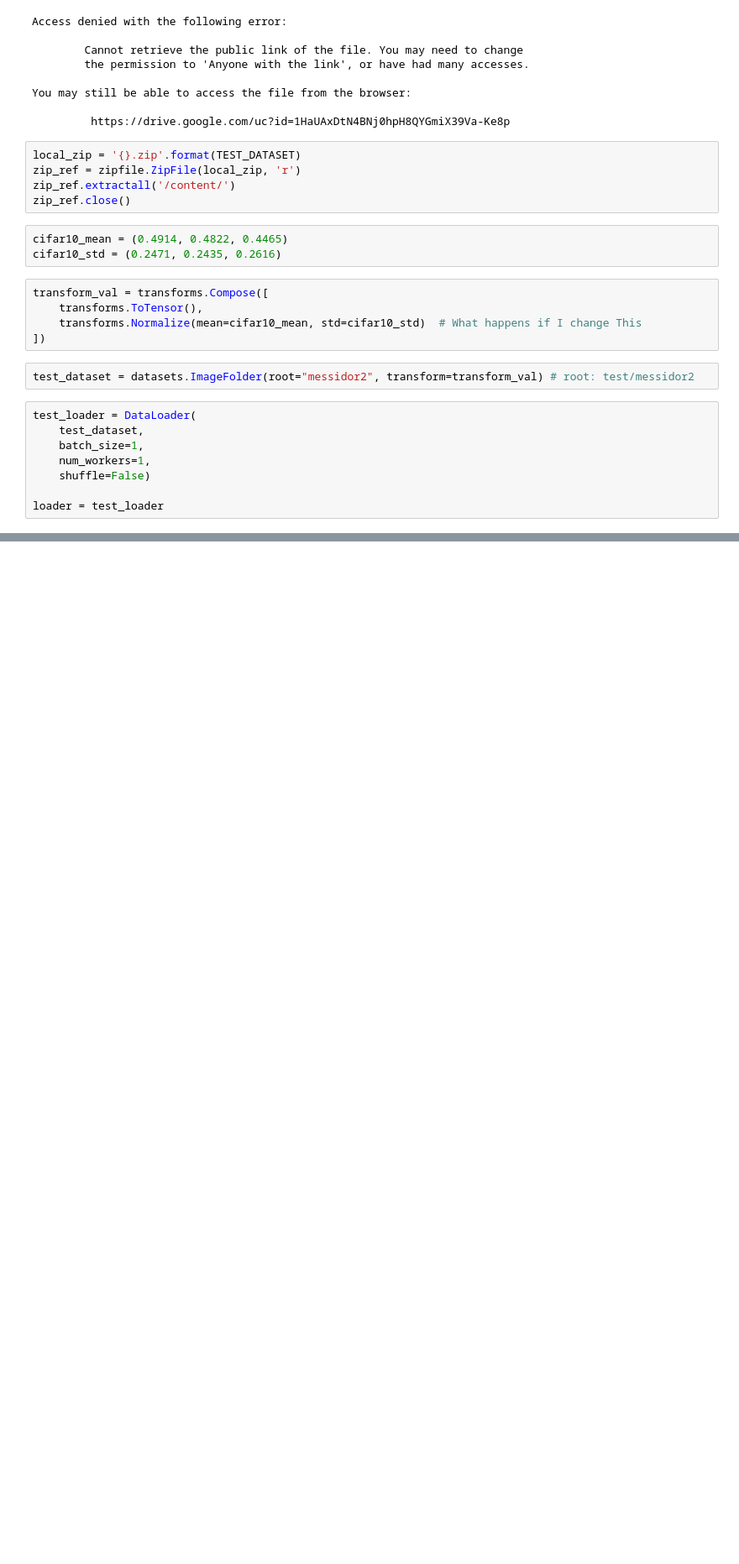
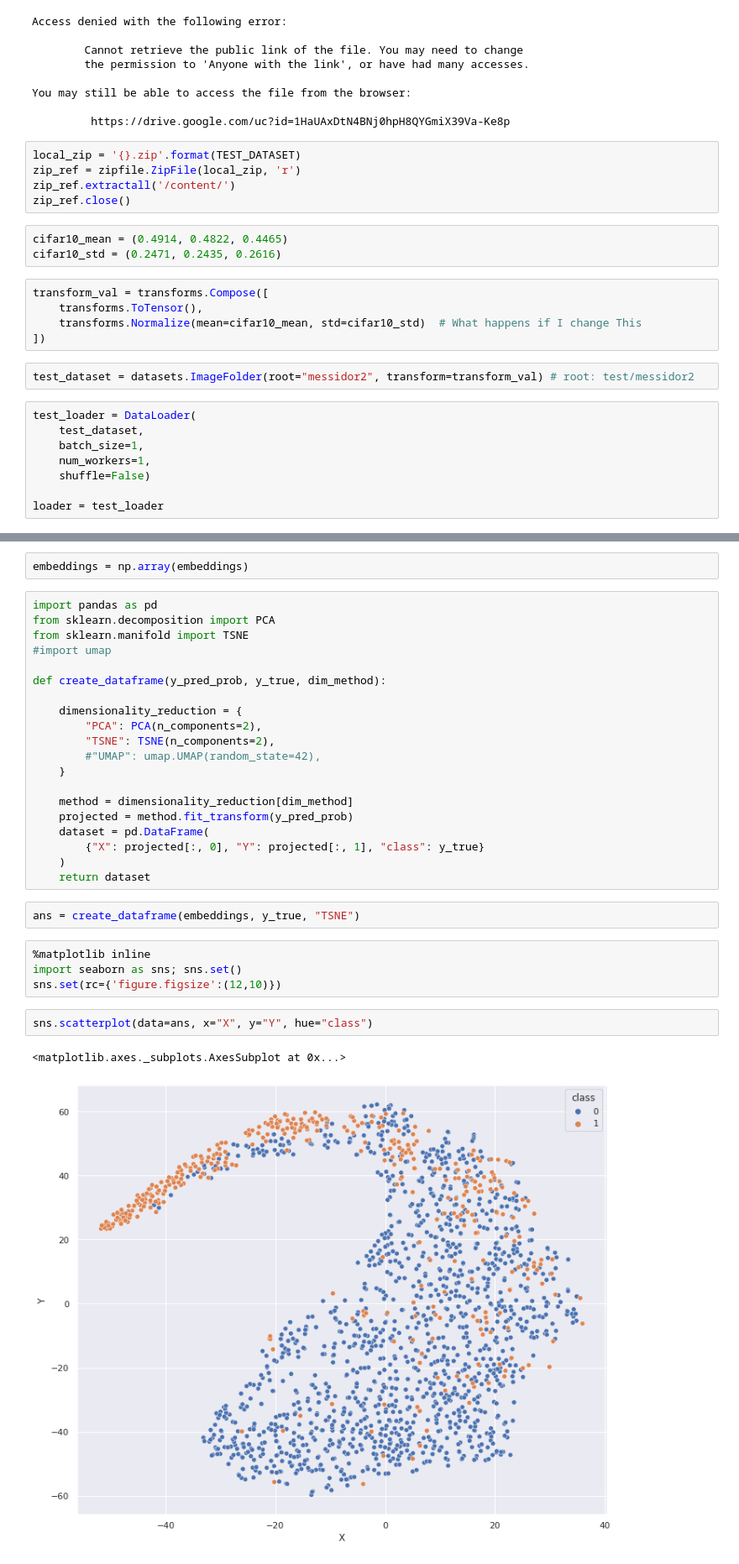
Before and after one commit to jmarrietar/ocular, a Jupyter notebook: notebooks/SimCLR_finetuned_enmbeddings_TSNE.ipynb, the cells around one changed output, grey strips where cells are left out. Shown at 84% size. Cells and saved outputs as stored; diff of their text form; blank space fills up the shorter version.

Commit message:
Tsne plot

```diff
--- a/notebooks/SimCLR_finetuned_enmbeddings_TSNE.ipynb
+++ b/notebooks/SimCLR_finetuned_enmbeddings_TSNE.ipynb
@@ -312 +332,34 @@ with torch.no_grad():
+# %%
+embeddings = np.array(embeddings)
+# %%
+import pandas as pd
+from sklearn.decomposition import PCA
+from sklearn.manifold import TSNE
+#import umap
+
+def create_dataframe(y_pred_prob, y_true, dim_method):
+
+    dimensionality_reduction = {
+        "PCA": PCA(n_components=2),
+        "TSNE": TSNE(n_components=2),
+        #"UMAP": umap.UMAP(random_state=42),
+    }
+
+    method = dimensionality_reduction[dim_method]
+    projected = method.fit_transform(y_pred_prob)
+    dataset = pd.DataFrame(
+        {"X": projected[:, 0], "Y": projected[:, 1], "class": y_true}
+    )
+    return dataset
+# %%
+ans = create_dataframe(embeddings, y_true, "TSNE")
+# %%
+%matplotlib inline
+import seaborn as sns; sns.set()
+sns.set(rc={'figure.figsize':(12,10)})
+# %%
+sns.scatterplot(data=ans, x="X", y="Y", hue="class")
+# %% [output]
+<matplotlib.axes._subplots.AxesSubplot at 0x...>
+[figure, added]
 # %%
```
Also changed, not shown: parts of 9 cells of this notebook.
